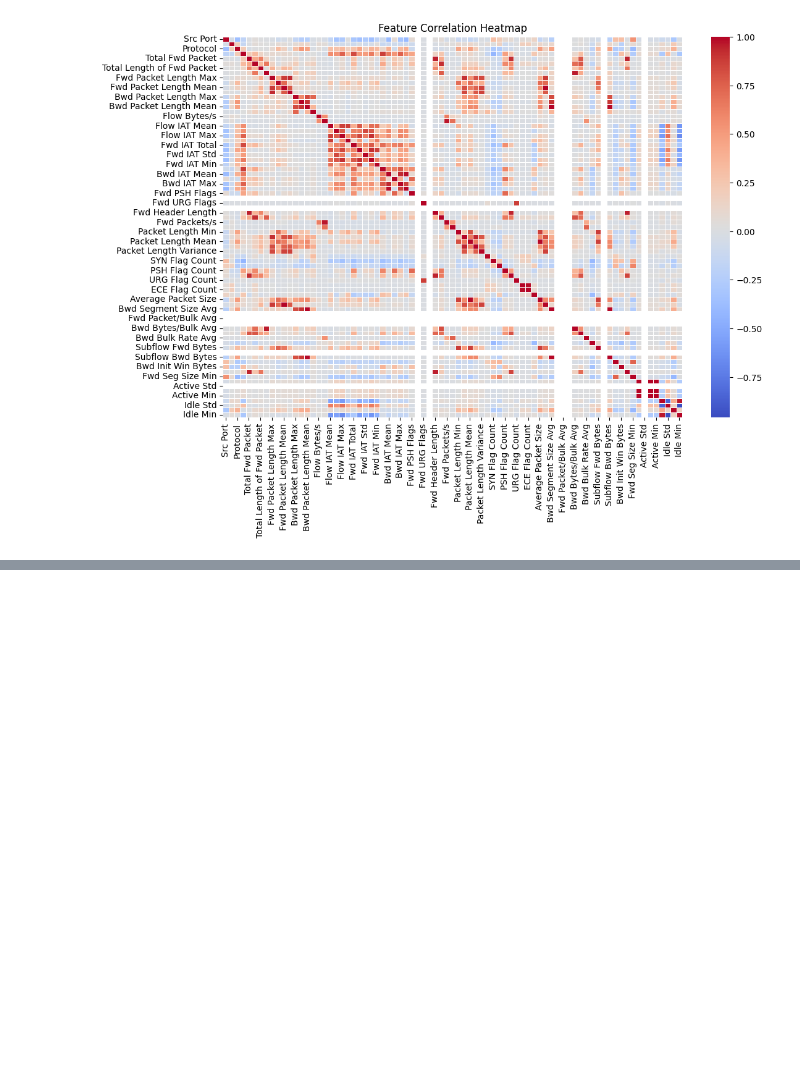
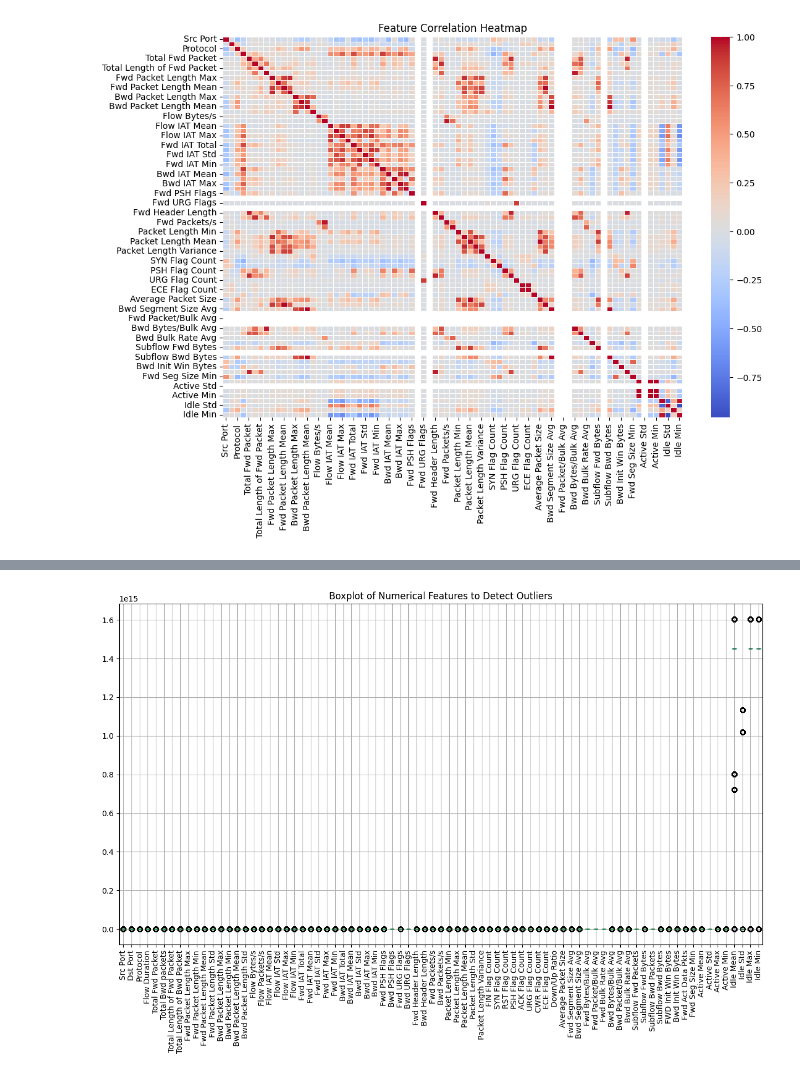
Before and after one commit to AbdulWahabBaluch2000/SCVIC-APT-2021-Training-, a Jupyter notebook: Untitled2.ipynb, the cells around one changed output, grey strips where cells are left out. Saved outputs shown, nothing was run; the diff lists cells and outputs as text; code cells hidden in the pictures; blank space fills up the shorter version.

```diff
--- a/Untitled2.ipynb
+++ b/Untitled2.ipynb
@@ -498,0 +512,14 @@ Data columns (total 84 columns):
+# %%
+import seaborn as sns
+import matplotlib.pyplot as plt
+
+# Select numeric columns only
+df_numeric = df.select_dtypes(include=['number'])
+
+# Plot boxplots for key numerical features
+plt.figure(figsize=(15, 8))
+df_numeric.boxplot(rot=90)  # Rotate labels for better visibility
+plt.title("Boxplot of Numerical Features to Detect Outliers")
+plt.show()
+# %% [output]
+[figure, added]
```
Also changed, not shown: parts of 8 cells of this notebook.
